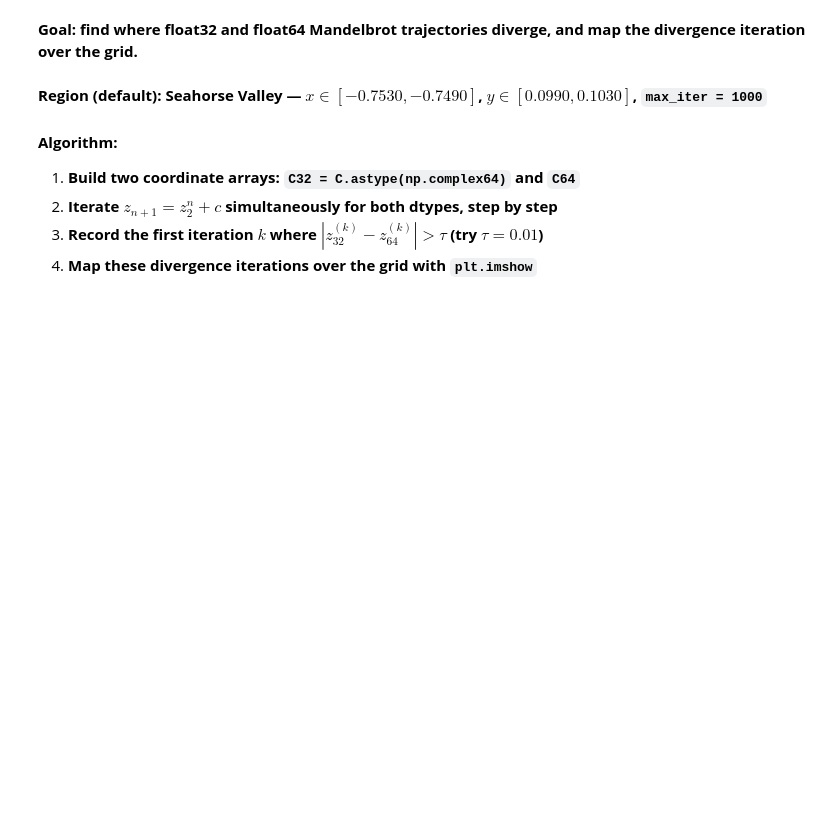
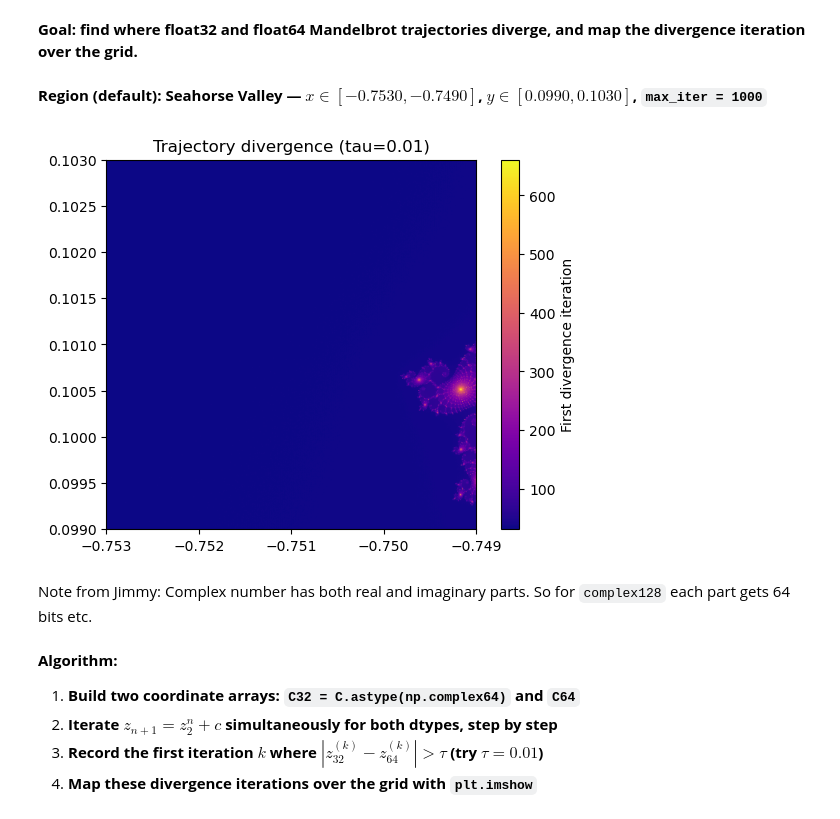
Before and after one commit to NDS8-TCP/nsc-mikkel, a Jupyter notebook: l08_milestones.ipynb, the cells around one changed output. Cells and saved outputs as stored; diff of their text form; code cells hidden in the pictures; blank space fills up the shorter version.

```diff
--- a/l08_milestones.ipynb
+++ b/l08_milestones.ipynb
@@ -37,3 +66,18 @@ plt.show()
+# %%
+# Plot
+tau=0.01
+n=512
+max_iter = 1000
+diverge, active = mandelbrot_trajectory_divergence(N=n,MAX_ITER=max_iter,TAU=tau)
+plt.imshow(diverge, cmap='plasma', origin='lower',
+           extent=[-0.7530, -0.7490, 0.0990, 0.1030])
+plt.colorbar(label='First divergence iteration')
+plt.title(f'Trajectory divergence (tau={tau})')
+plt.show()
+# %% [output]
+[figure, added]
+# %% [markdown]
+Note from Jimmy: Complex number has both real and imaginary parts. So for `complex128` each part gets 64 bits etc.
 # %% [markdown]
 ****Algorithm:****
 1. **Build two coordinate arrays: `C32 = C.astype(np.complex64)` and `C64`**
```
Also changed, not shown: parts of 11 cells of this notebook.
